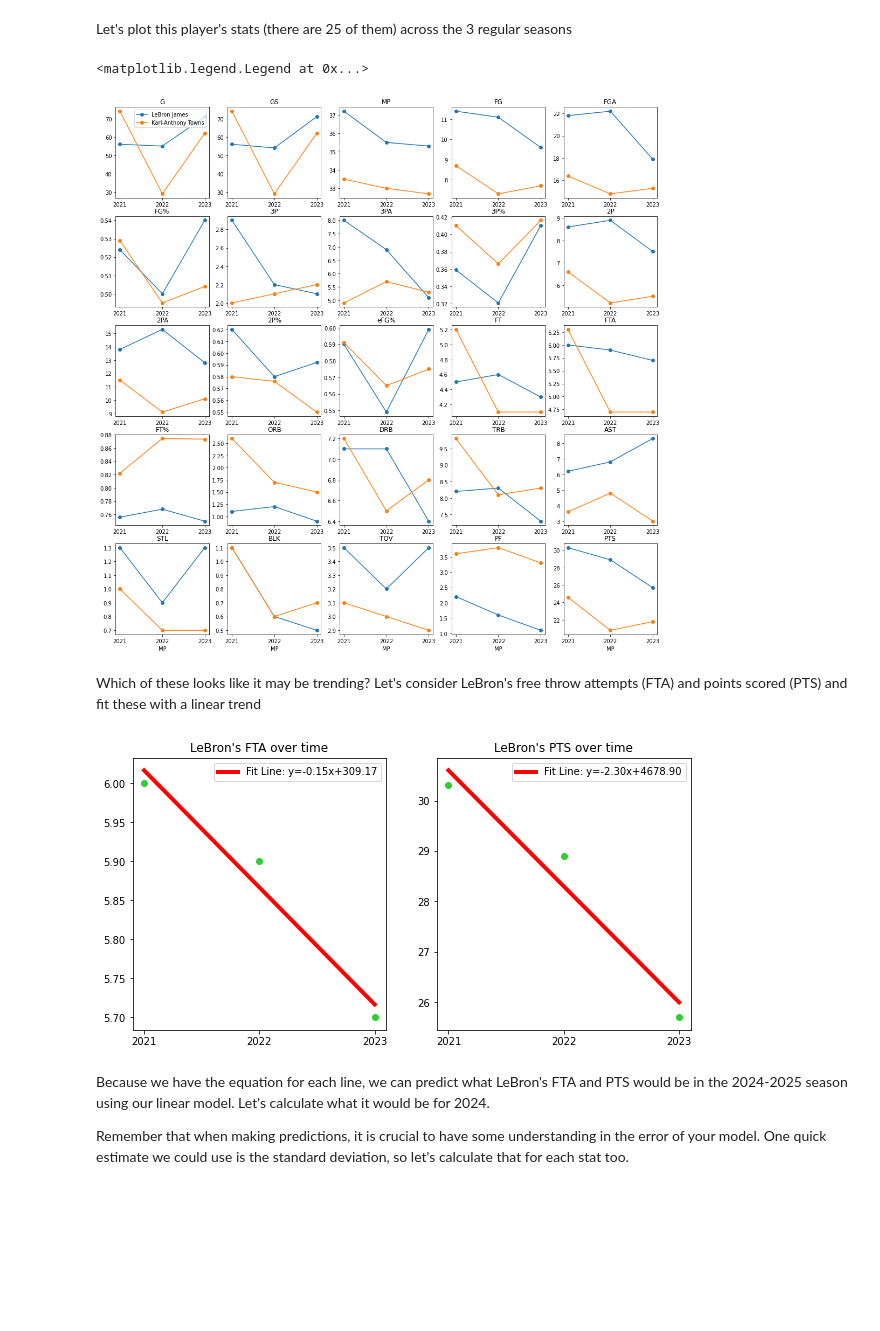
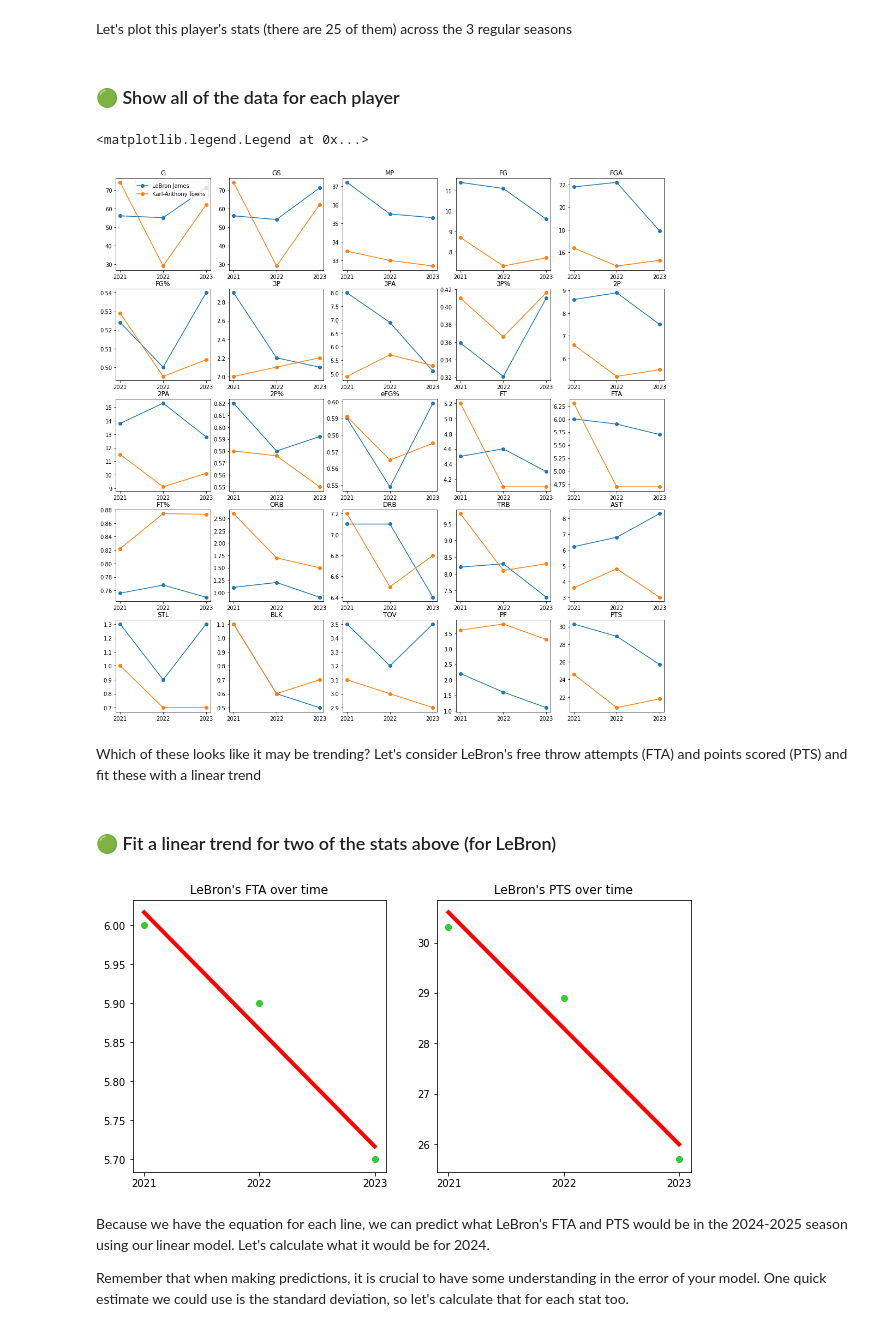
Before and after one commit to PrisonTeachingInitiative/CFR-2025, a Jupyter notebook: Stats/Notebooks/3-Error_timeseries.ipynb, the cells around one changed output. Cells and saved outputs as stored; diff of their text form; code cells hidden in the pictures; blank space fills up the shorter version.

Commit message:
Reformatted Error and timeseries notebook for better examples and colorful formatting

```diff
--- a/Stats/Notebooks/3-Error_timeseries.ipynb
+++ b/Stats/Notebooks/3-Error_timeseries.ipynb
@@ -208,7 +206,7 @@ for player in Players_to_consider:
     i = NBA_regular_2021.loc[NBA_regular_2021['Player'] == player].index.values.astype(int)[0]
     relerr = np.asarray(Absolute_error)[i]
     print(relerr)
-    plt.errorbar(MP, FGA, yerr=RMS, fmt='o', capsize=5, elinewidth=2, capthick=2, color='limegreen')
+    plt.errorbar(MP, FGA, yerr=relerr, fmt='o', capsize=5, elinewidth=2, capthick=2, color='limegreen')
     plt.annotate(player, xy=(MP, FGA), xytext=(5,5), textcoords='offset points')
 plt.plot(x_fit, y_fit, color='red', linewidth=4)
 axs.set_xlim([0,50])
@@ -243,9 +240,9 @@ print(set(NBA_regular_2021['Tm']))
 #make a list of the 3 teams you want to consider
 Teams_to_consider = ["NYK", "BRK", "PHI"] #Knicks, Nets, and 76ers
 
-First_team_data_2021 = NBA_regular_2021.loc[NBA_regular_2021['Tm'] == "NYK"]
-Second_team_data_2021 = NBA_regular_2021.loc[NBA_regular_2021['Tm'] == "BRK"]
-Third_team_data_2021 = NBA_regular_2021.loc[NBA_regular_2021['Tm'] == "PHI"]
+First_team_data_2021 = NBA_regular_2021.loc[NBA_regular_2021['Tm'] == Teams_to_consider[0]]
+Second_team_data_2021 = NBA_regular_2021.loc[NBA_regular_2021['Tm'] == Teams_to_consider[1]]
+Third_team_data_2021 = NBA_regular_2021.loc[NBA_regular_2021['Tm'] == Teams_to_consider[2]]
 
 #Let's collect all of these dataframes in an array of dataframes so they are easy to call back later
 Data_by_team_2021 = [First_team_data_2021, Second_team_data_2021, Third_team_data_2021]
@@ -337,8 +335,10 @@ As an example of some of the things we can do with timeseries analysis, let's fo
 Players_to_consider = ["LeBron James", "Karl-Anthony Towns"]
 #Colors_to_use = ""
 
+#We will collect all of the player data for all 3 years into this array
 Player_data_all_years=[]
-counter=0
+
+#We will loop over each player
 for Player in Players_to_consider:
     #check if the player played in all 3 seasons
     if(Player in np.asarray(NBA_regular_2021['Player']) and Player in np.array(NBA_regular_2022['Player']) and Player in np.array(NBA_regular_2023['Player'])):
@@ -346,6 +346,7 @@ for Player in Players_to_consider:
     else:
         print("Player did not play in all seasons")
 
+    #Get the player's data for each year
     Player_data_2021 = NBA_regular_2021.loc[NBA_regular_2021['Player'] == Player]
     Player_data_2022 = NBA_regular_2022.loc[NBA_regular_2022['Player'] == Player]
     Player_data_2023 = NBA_regular_2023.loc[NBA_regular_2023['Player'] == Player]
@@ -358,10 +359,7 @@ for Player in Players_to_consider:
 
     #Let's combine all three datasets into one and display it
     Player_data_all_years.append(pd.concat([Player_data_2021, Player_data_2022, Player_data_2023]))
-    display(Player_data_all_years[counter])
-    counter+=1
-
-#print(Player_data_2021['Year'])
+    display(Player_data_all_years[-1])
 # %% [output]
 LeBron James played in all 3 regular seasons (2021-2023)
 |  | Rk | Player | Pos | Age | Tm | G | GS | MP | FG | FGA | ... | ... |
@@ -377,30 +375,42 @@ Karl-Anthony Towns played in all 3 regular seasons (2021-2023)
 3 rows × 31 columns
 # %% [markdown]
 Let's plot this player's stats (there are 25 of them) across the 3 regular seasons
+# %% [markdown]
+### 🟢 Show all of the data for each player
 # %%
 fig, axs = plt.subplots(5, 5, figsize=(18, 18))
 
-Stat_to_consider = "MP"
-
-independent_var="MP"
+#We show what the data looks like for each player across the three seasons by looping over all of the
+#possible stats
 for p in range(0, len(Players_to_consider)):
+    #The free index helps us count the variables we want to consider,
+    #starting with the 5th variable (Games played, "G")
     free_index=5
     for i in range(0, 5):
         for j in range(0, 5):
+            #Get the name of each possible dependent variable from the .columns function
+            #(starting with the 5th stat (this is what free_index does))
             dependent_variable = "%s"%Player_data_all_years[p].columns[free_index]
+
+            #Plot this dependent variable vs the year played
             axs[i][j].plot(Player_data_all_years[p]['Year'], Player_data_all_years[p][dependent_variable], marker='o', label=Players_to_consider[p])
             axs[i][j].set_title(dependent_variable)
+
+            #Set the xticks for the dependent variable
             axs[i][j].set_xticks([2021, 2022, 2023])
+
+            #increase the free index to move to the next variable
             free_index+=1
-            if(i==4):
-                axs[i][j].set_xlabel(independent_var)
-axs[0][0].legend()
-#axs.scatter(Player_data_all_years['Year'], Player_data_all_years[Stat_to_consider])
+
+#Make a legend on the first plot
+axs[0][0].legend(loc='best')
 # %% [output]
 <matplotlib.legend.Legend at 0x...>
-[figure, old version]
+[figure, new version]
 # %% [markdown]
 Which of these looks like it may be trending? Let's consider LeBron's free throw attempts (FTA) and points scored (PTS) and fit these with a linear trend
+# %% [markdown]
+### 🟢 Fit a linear trend for two of the stats above (for LeBron)
 # %%
 import matplotlib.pyplot as plt
 import numpy as np
@@ -409,34 +419,45 @@ fig, axs = plt.subplots(1, 2, figsize=(10, 5))
 
 # Plot positive correlation -
 independent_variable = "Year"
-dependent_variable = "FTA"
+
+#Using our arrays created above, LeBron's data is index 0 and Karl-Anthony's data is index 1
+LeBron_index = 0
 
 dependent_variables_to_consider=['FTA', 'PTS']
 
-#Make empty arrays in which to store out results
-Coefficients_FGA_and_PTS = []
+#Make empty arrays in which to store our results
+Linear_fits = []
 
+#This helps us count the plots for each variable
 counter=0
 for dependent_variable in dependent_variables_to_consider:
-    axs[counter].scatter(Player_data_all_years[0]['Year'], Player_data_all_years[0][dependent_variable], color='limegreen')
-    #axs.scatter(Player_data_all_years[0][independent_variable], Player_data_all_years[0]['PTS'], color='purple')
+    #On each plot, show the scatter trend of each stat vs the year played
+    #By focusing on the zeroth index of the dataframe (Player_data_all_years[0]), we focus on LeBron's data
+    axs[counter].scatter(Player_data_all_years[0]['Year'],
+                         Player_data_all_years[0][dependent_variable], color='limegreen')
 
+    #Make a title
     axs[counter].set_title("LeBron's %s over time" %dependent_variable)
     axs[counter].set_xticks([2021,2022,2023])
 
     # Calculate the linear fit (least squares)
-    coefficients = np.polyfit(Player_data_all_years[0][independent_variable], Player_data_all_years[0][dependent_variable], deg=1)  # degree 1 polynomial = line
+    coefficients = np.polyfit(Player_data_all_years[LeBron_index][independent_variable],
+                              Player_data_all_years[LeBron_index][dependent_variable],
+                              deg=1)  # degree 1 polynomial = line
     Coefficients_FGA_and_PTS.append(coefficients)
 
     fit_line = np.poly1d(coefficients)
-    #x_fit = np.linspace(np.min(NBA_regular_2021[independent_variable]), np.max(NBA_regular_2021[independent_variable]), 500)
     x_fit = Player_data_all_years[0]['Year']
     # Generate y-values for the fit line
     y_fit = fit_line(x_fit)
 
+    #Save the linear fit into an array
+    Linear_fits.append(fit_line)
+
     # Plot the linear fit line
-    axs[counter].plot(x_fit, y_fit, label=f'Fit Line: y={coefficients[0]:.2f}x+{coefficients[1]:.2f}', color='red', linewidth=4)
-    axs[counter].legend()
+    axs[counter].plot(x_fit, y_fit, color='red', linewidth=4)
+
+    #increase the counter to change the stat we are considering
     counter +=1
 # Add labels and title
 
@@ -444,7 +465,7 @@ for dependent_variable in dependent_variables_to_consider:
 # Show the plot
 plt.show()
 # %% [output]
-[figure, old version]
+[figure, new version]
 # %% [markdown]
 Because we have the equation for each line, we can predict what LeBron's FTA and PTS would be in the 2024-2025 season using our linear model. Let's calculate what it would be for 2024.
 
```
Also changed, not shown: parts of 35 cells of this notebook.
